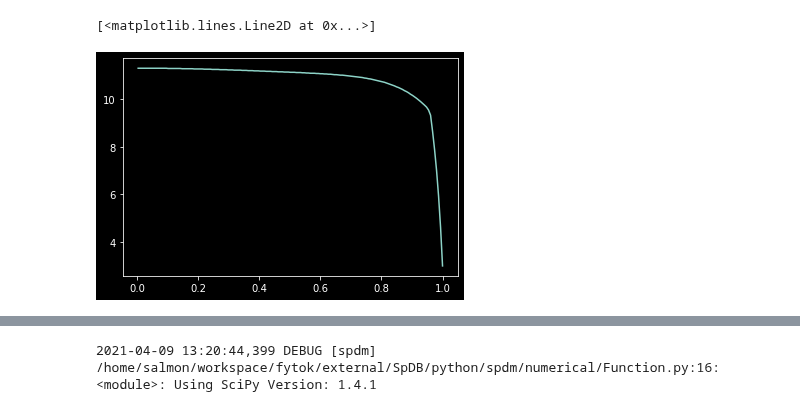
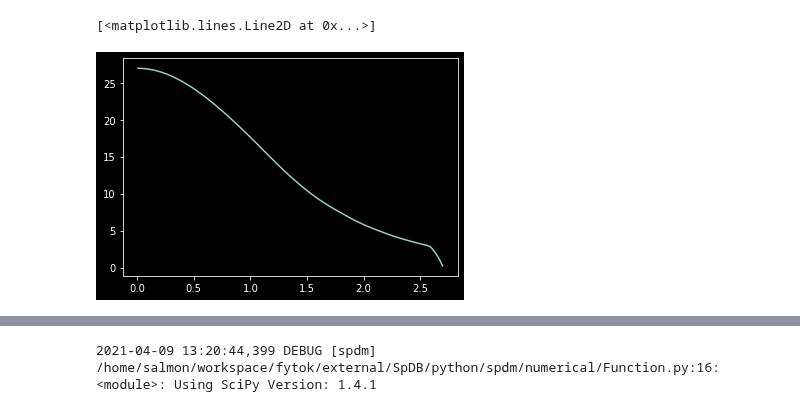
Before and after one commit to fusion-yun/fytok_old, a Jupyter notebook: examples/fytok.ipynb, the cells around one changed output, grey strips where cells are left out. Drawn from its saved outputs; the diff is of its cells as text; code cells hidden in the pictures.

```diff
--- a/examples/fytok.ipynb
+++ b/examples/fytok.ipynb
@@ -4,7 +5,8 @@ import numpy as np
 # %%
 d=pd.read_csv('/home/salmon/workspace/data/15MA inductive - burn/profile.txt',sep='\t')
-# %%
-plt.plot(x,d["NE"])
-# %% [output]
-[<matplotlib.lines.Line2D at 0x...>]
-[figure, removed]
+# %%
+
+plt.plot(d["rho"],d["TE"])
+# %% [output]
+[<matplotlib.lines.Line2D at 0x...>]
+[figure, added]
```
Also changed, not shown: parts of 2 cells of this notebook, 9 other files.
